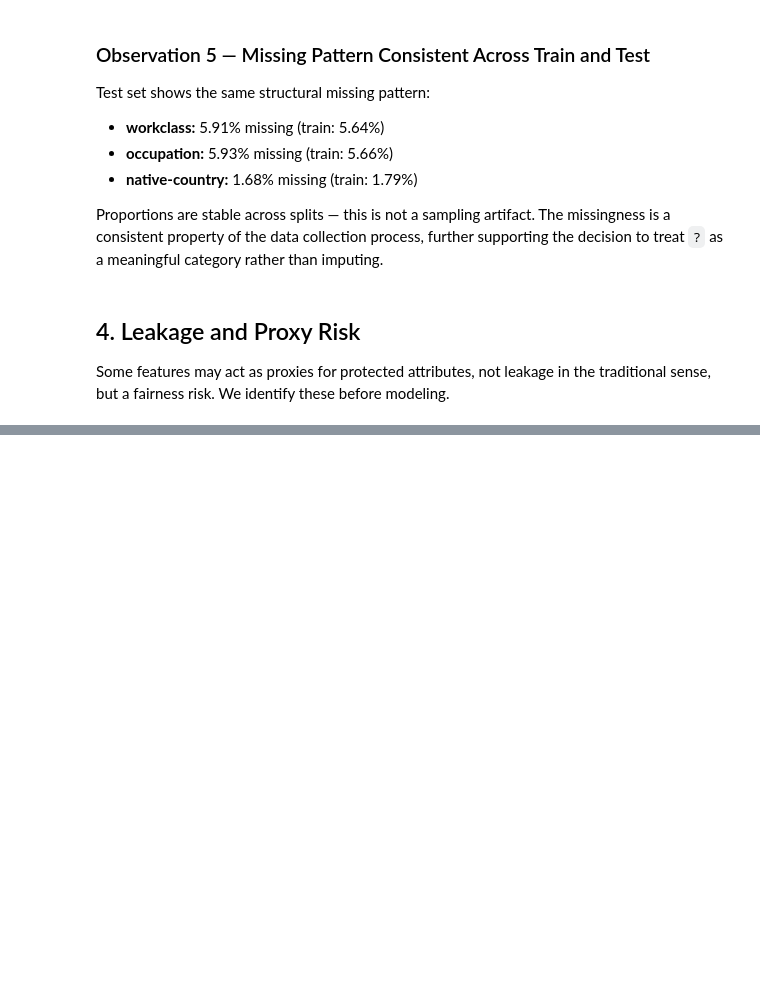
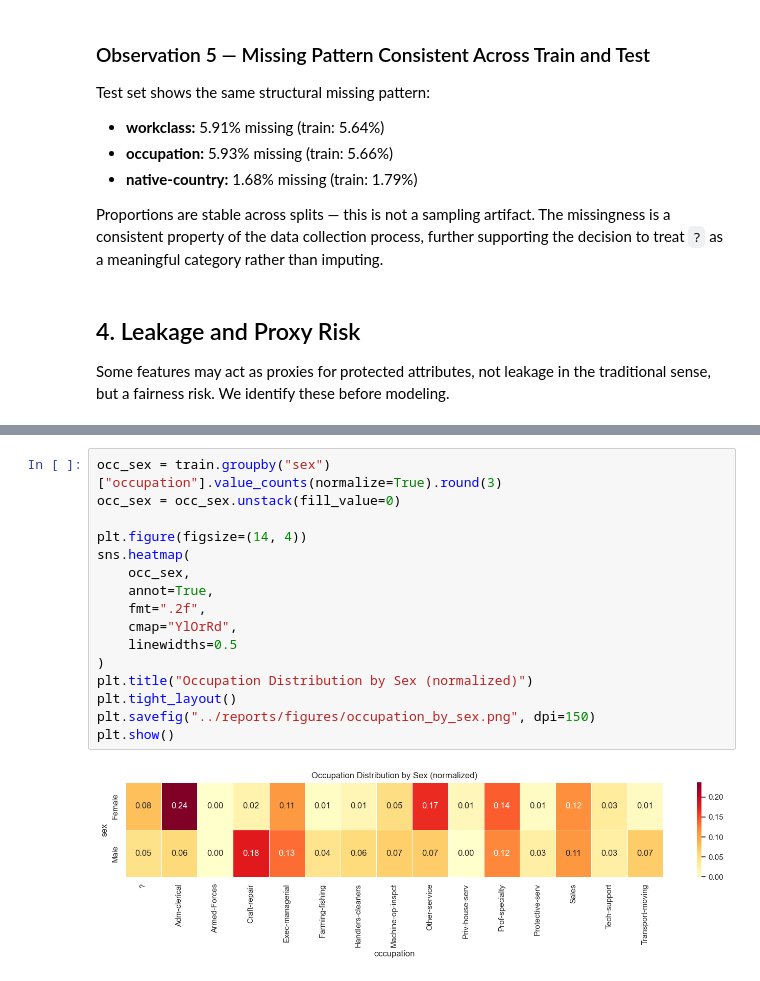
Before and after one commit to emre-kocyigit/income-prediction-beyond-accuracy, a Jupyter notebook: notebooks/01_data_audit.ipynb, the cells around one changed output, grey strips where cells are left out. Cells and saved outputs as stored; diff of their text form; blank space fills up the shorter version.

```diff
--- a/notebooks/01_data_audit.ipynb
+++ b/notebooks/01_data_audit.ipynb
@@ -295,0 +367,18 @@ Name: proportion, dtype: float64
+# %%
+occ_sex = train.groupby("sex")["occupation"].value_counts(normalize=True).round(3)
+occ_sex = occ_sex.unstack(fill_value=0)
+
+plt.figure(figsize=(14, 4))
+sns.heatmap(
+    occ_sex,
+    annot=True,
+    fmt=".2f",
+    cmap="YlOrRd",
+    linewidths=0.5
+)
+plt.title("Occupation Distribution by Sex (normalized)")
+plt.tight_layout()
+plt.savefig("../reports/figures/occupation_by_sex.png", dpi=150)
+plt.show()
+# %% [output]
+[figure, added]
```
Also changed, not shown: parts of 12 cells of this notebook.
